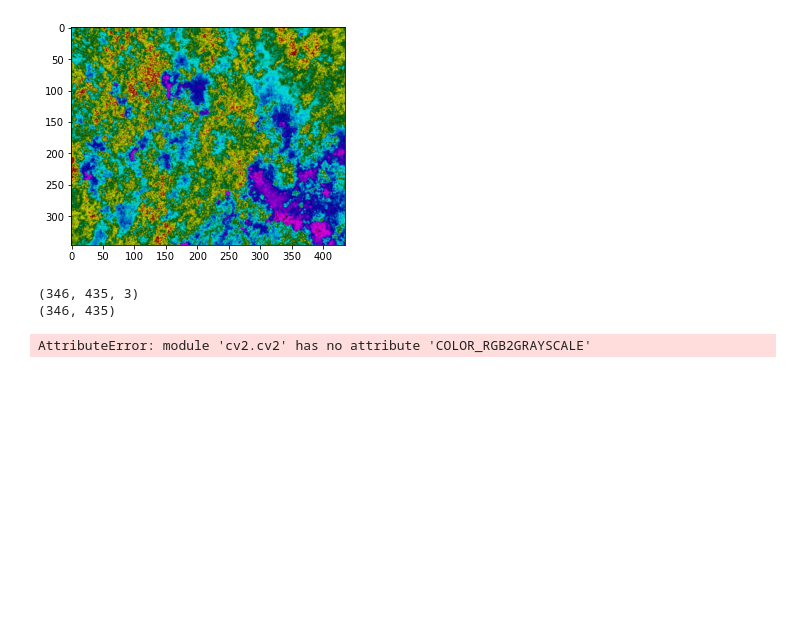
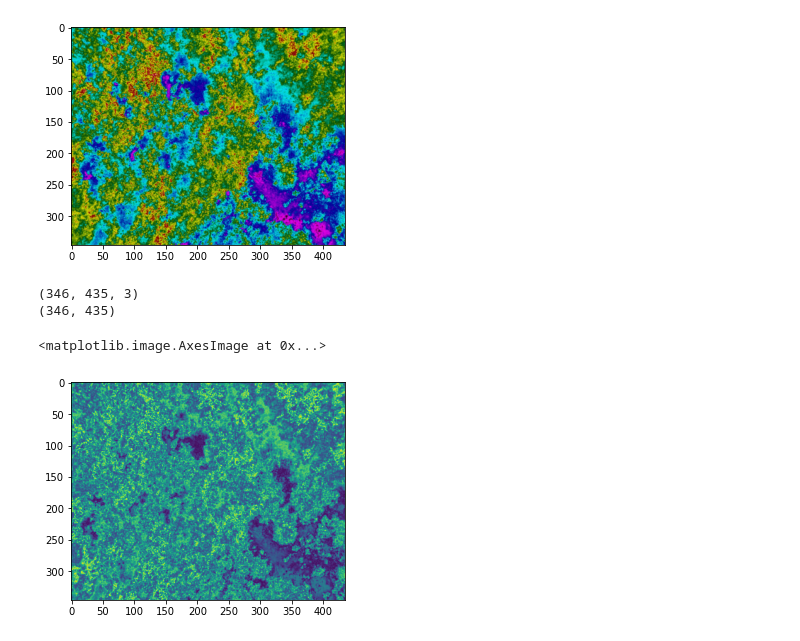
Before and after one commit to FLY-CODE77/Drone_Crop, a Jupyter notebook: Base_Line.ipynb, the cells around one changed output. Drawn from its saved outputs; the diff is of its cells as text; code cells hidden in the pictures; blank space fills up the shorter version.

Commit message:
Analysis : CWSI Drone
Dimention problem how to fix?
1st try RGB --> Gray

```diff
--- a/Base_Line.ipynb
+++ b/Base_Line.ipynb
@@ -78,6 +78,9 @@ print(img1_df.shape)
 # 그다음 문제
 # 색깔 어떻게 할까 grayscale을 살려야 하나 우짜야 하나..
 # %%
-img1 = cv2.cvtColor(img1, cv2.COLOR_RGB2GRAYSCALE)
+img1 = cv2.cvtColor(img1, cv2.COLOR_RGB2GRAY)
-# %% [output]
-AttributeError: module 'cv2.cv2' has no attribute 'COLOR_RGB2GRAYSCALE'
+# %%
+plt.imshow(img1)
+# %% [output]
+<matplotlib.image.AxesImage at 0x...>
+[figure, added]
```
